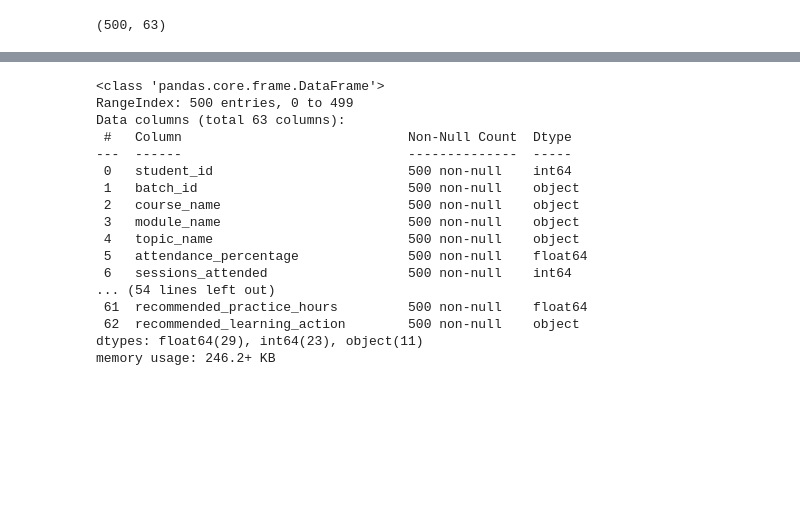
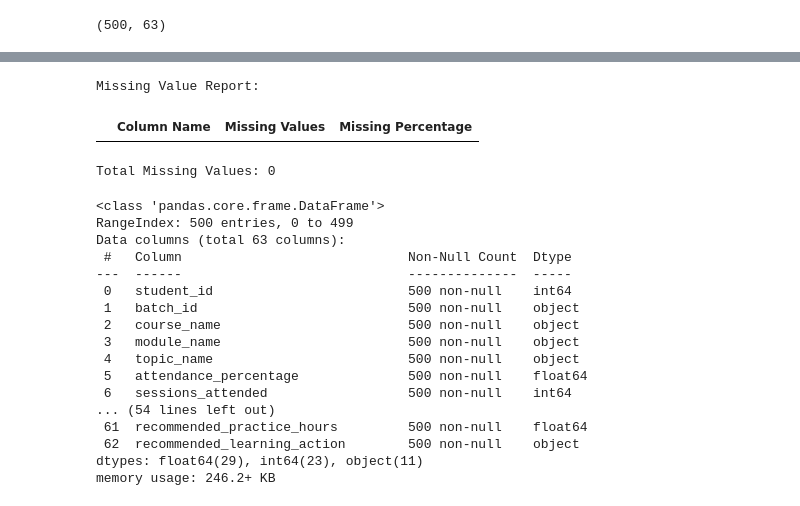
Before and after one commit to chebolusatya2005-prog/AI-Student-Learning-Career-Platform-App, a Jupyter notebook: EDA.ipynb, the cells around one changed output, grey strips where cells are left out. Cells and saved outputs as stored; diff of their text form; code cells hidden in the pictures; blank space fills up the shorter version.

```diff
--- a/EDA.ipynb
+++ b/EDA.ipynb
@@ -59,3 +47,26 @@ df.shape
+# %%
+# Check missing values in every column
+
+missing_values = df.isnull().sum()
+
+missing_summary = pd.DataFrame({
+    'Column Name': missing_values.index,
+    'Missing Values': missing_values.values,
+    'Missing Percentage': (missing_values.values / len(df)) * 100
+})
+
+missing_summary = missing_summary[
+    missing_summary['Missing Values'] > 0
+]
+
+print("Missing Value Report:")
+display(missing_summary)
+
+print("Total Missing Values:", df.isnull().sum().sum())
+# %% [output]
+Missing Value Report:
+|  | Column Name | Missing Values | Missing Percentage |
+Total Missing Values: 0
 # %%
 df.info()
 # %% [output]
```
Also changed, not shown: parts of 6 cells of this notebook.
